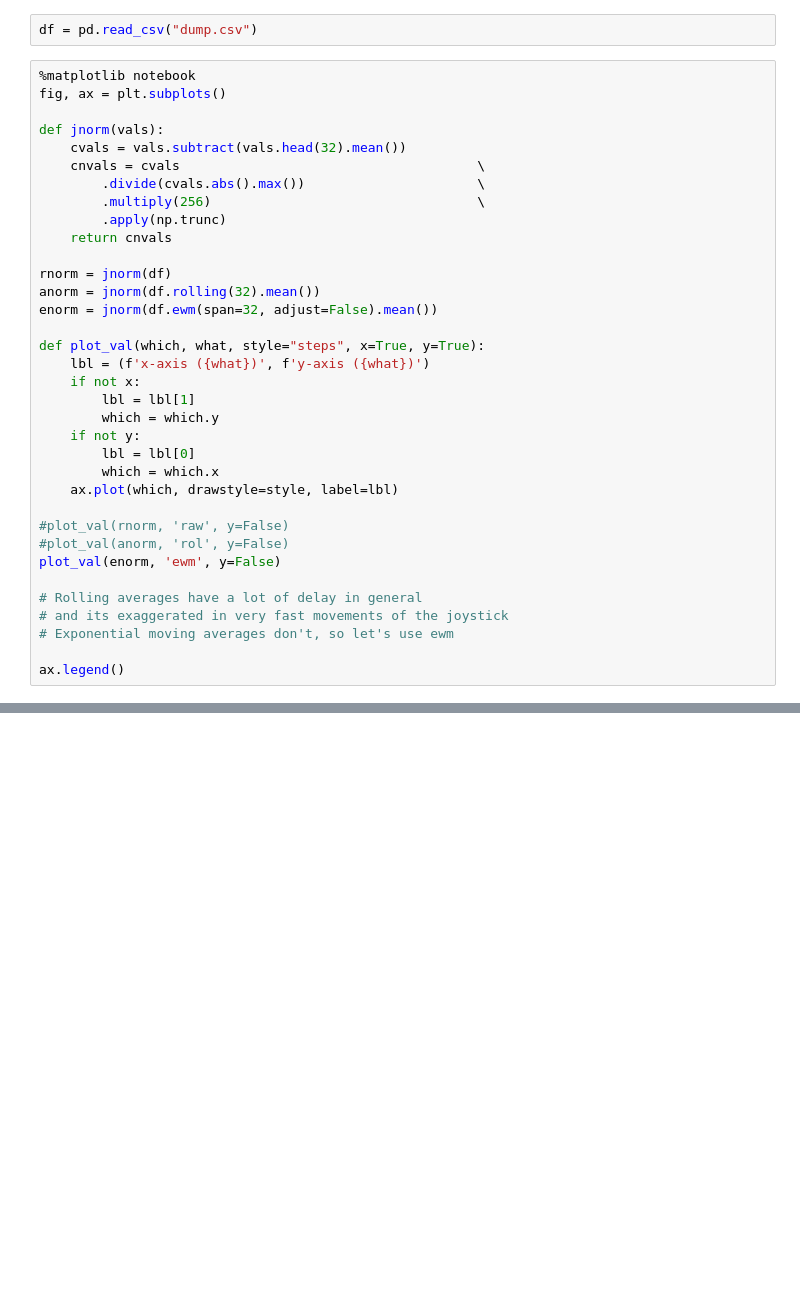
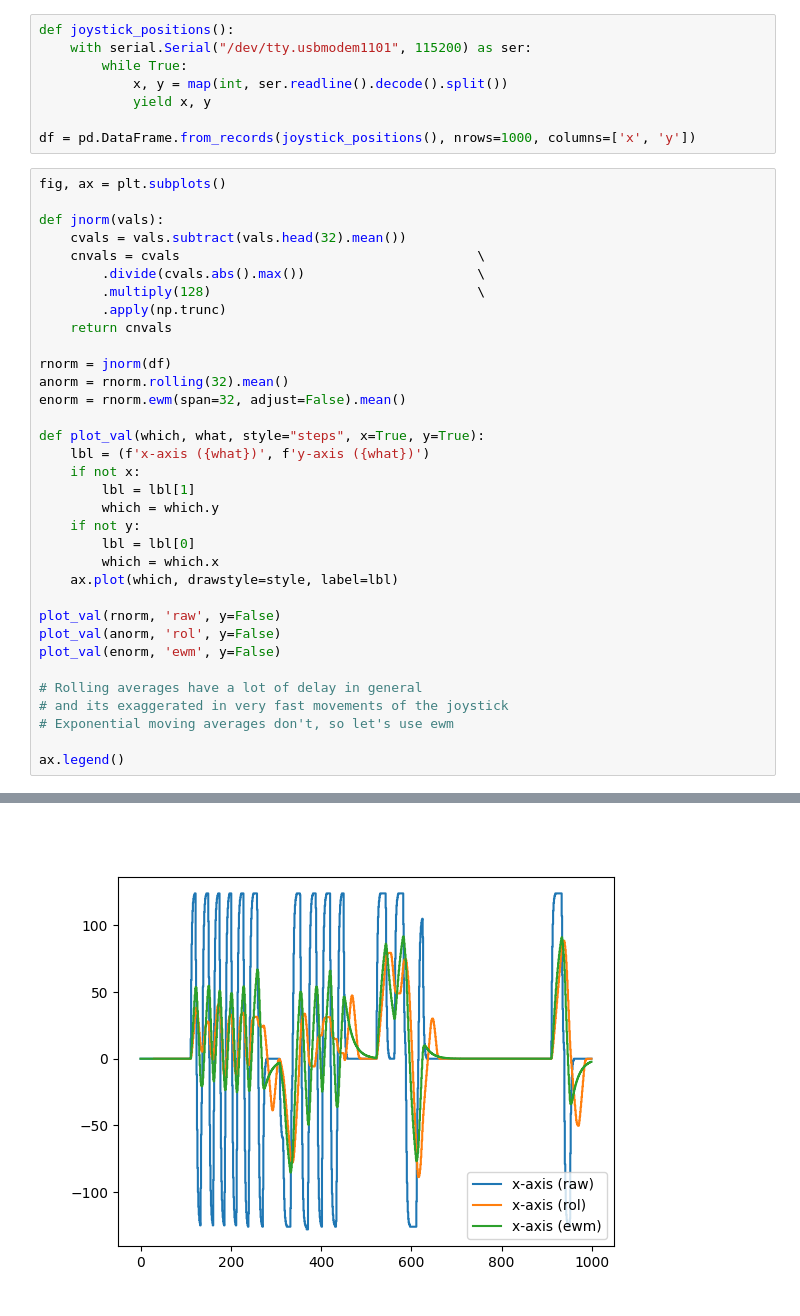
Before and after one commit to ad-chaos/JoyShtick, a Jupyter notebook: analyze-joystick.ipynb, the cells around one changed output, grey strips where cells are left out. Cells and saved outputs as stored; diff of their text form; blank space fills up the shorter version.

Commit message:
basic joystick and framework ready

```diff
--- a/analyze-joystick.ipynb
+++ b/analyze-joystick.ipynb
@@ -5,20 +7,25 @@ import numpy as np
 # %%
-df = pd.read_csv("dump.csv")
+def joystick_positions():
+    with serial.Serial("/dev/tty.usbmodem1101", 115200) as ser:
+        while True:
+            x, y = map(int, ser.readline().decode().split())
+            yield x, y
+
+df = pd.DataFrame.from_records(joystick_positions(), nrows=1000, columns=['x', 'y'])
 # %%
-%matplotlib notebook
 fig, ax = plt.subplots()
 
 def jnorm(vals):
     cvals = vals.subtract(vals.head(32).mean())
     cnvals = cvals                                      \
         .divide(cvals.abs().max())                      \
-        .multiply(256)                                  \
+        .multiply(128)                                  \
         .apply(np.trunc)
     return cnvals
 
 rnorm = jnorm(df)
-anorm = jnorm(df.rolling(32).mean())
-enorm = jnorm(df.ewm(span=32, adjust=False).mean())
+anorm = rnorm.rolling(32).mean()
+enorm = rnorm.ewm(span=32, adjust=False).mean()
 
 def plot_val(which, what, style="steps", x=True, y=True):
     lbl = (f'x-axis ({what})', f'y-axis ({what})')
@@ -30,8 +37,8 @@ def plot_val(which, what, style="steps", x=True, y=True):
         which = which.x
     ax.plot(which, drawstyle=style, label=lbl)
 
-#plot_val(rnorm, 'raw', y=False)
-#plot_val(anorm, 'rol', y=False)
+plot_val(rnorm, 'raw', y=False)
+plot_val(anorm, 'rol', y=False)
 plot_val(enorm, 'ewm', y=False)
 
 # Rolling averages have a lot of delay in general
@@ -45 +50,2 @@ ax.legend()
 <matplotlib.legend.Legend at 0x...>
+[figure, added]
```
Also changed, not shown: parts of 2 cells of this notebook, 10 other files.
